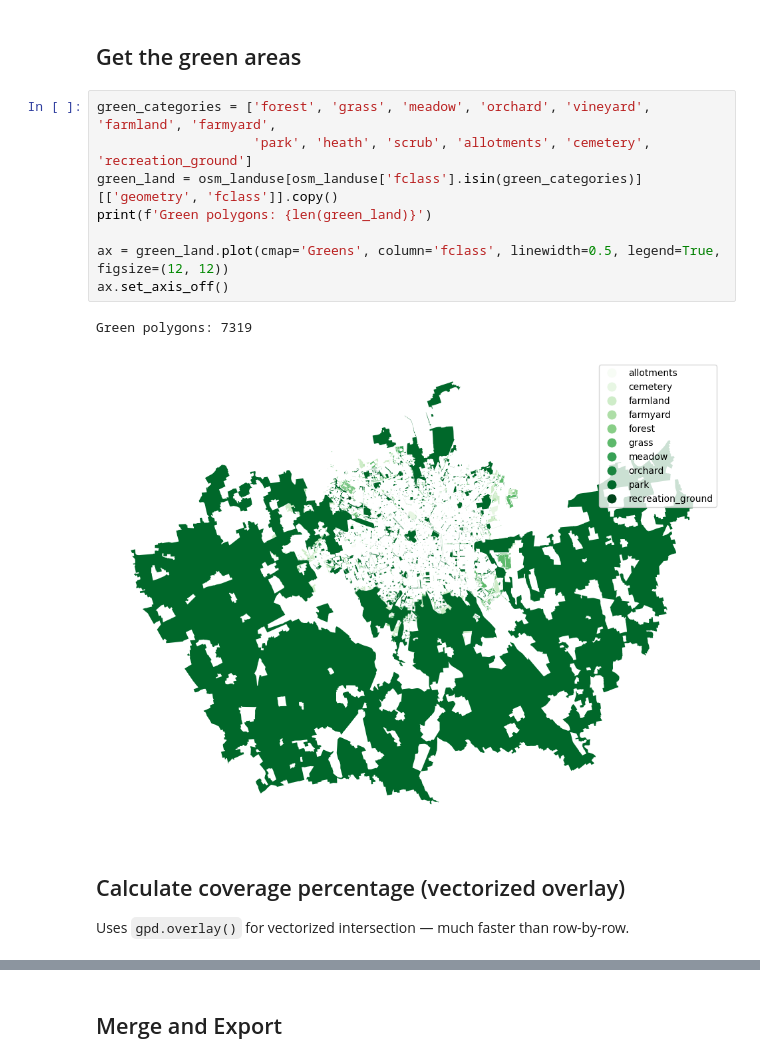
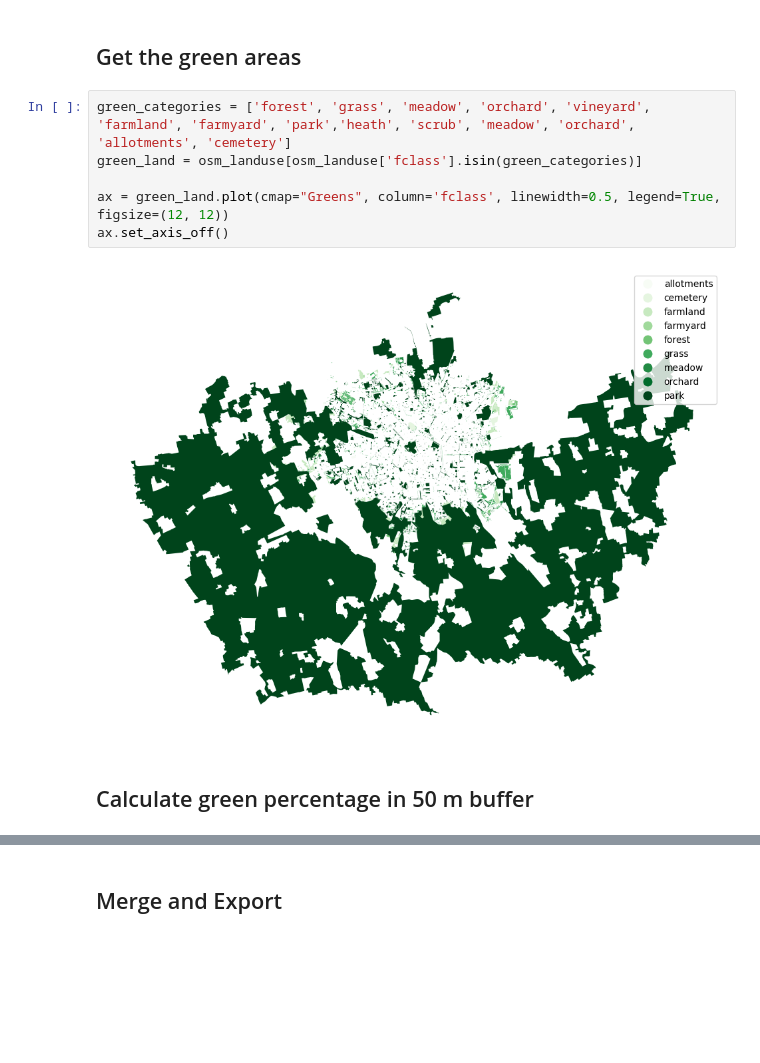
Before and after one commit to AndreaCutroni/ML-Noise-Prediction, a Jupyter notebook: deployment/Milan/notebooks/MIL_OSM_landuse.ipynb, the cells around one changed output, grey strips where cells are left out. Saved outputs shown, nothing was run; the diff lists cells and outputs as text; blank space fills up the shorter version.

```diff
--- a/deployment/Milan/notebooks/MIL_OSM_landuse.ipynb
+++ b/deployment/Milan/notebooks/MIL_OSM_landuse.ipynb
@@ -124,17 +77,13 @@ plt.show()
 # %% [markdown]
 ## Get the green areas
 # %%
-green_categories = ['forest', 'grass', 'meadow', 'orchard', 'vineyard', 'farmland', 'farmyard',
-                    'park', 'heath', 'scrub', 'allotments', 'cemetery', 'recreation_ground']
-green_land = osm_landuse[osm_landuse['fclass'].isin(green_categories)][['geometry', 'fclass']].copy()
-print(f'Green polygons: {len(green_land)}')
+green_categories = ['forest', 'grass', 'meadow', 'orchard', 'vineyard', 'farmland', 'farmyard', 'park','heath', 'scrub', 'meadow', 'orchard', 'allotments', 'cemetery']
+green_land = osm_landuse[osm_landuse['fclass'].isin(green_categories)]
 
-ax = green_land.plot(cmap='Greens', column='fclass', linewidth=0.5, legend=True, figsize=(12, 12))
+ax = green_land.plot(cmap="Greens", column='fclass', linewidth=0.5, legend=True, figsize=(12, 12))
 ax.set_axis_off()
 # %% [output]
-Green polygons: 7319
-[figure, old version]
+[figure, new version]
 # %% [markdown]
-## Calculate coverage percentage (vectorized overlay)
-Uses `gpd.overlay()` for vectorized intersection — much faster than row-by-row.
+## Calculate green percentage in 50 m buffer
 # %%
```
Also changed, not shown: parts of 13 cells of this notebook, 1 other file.
